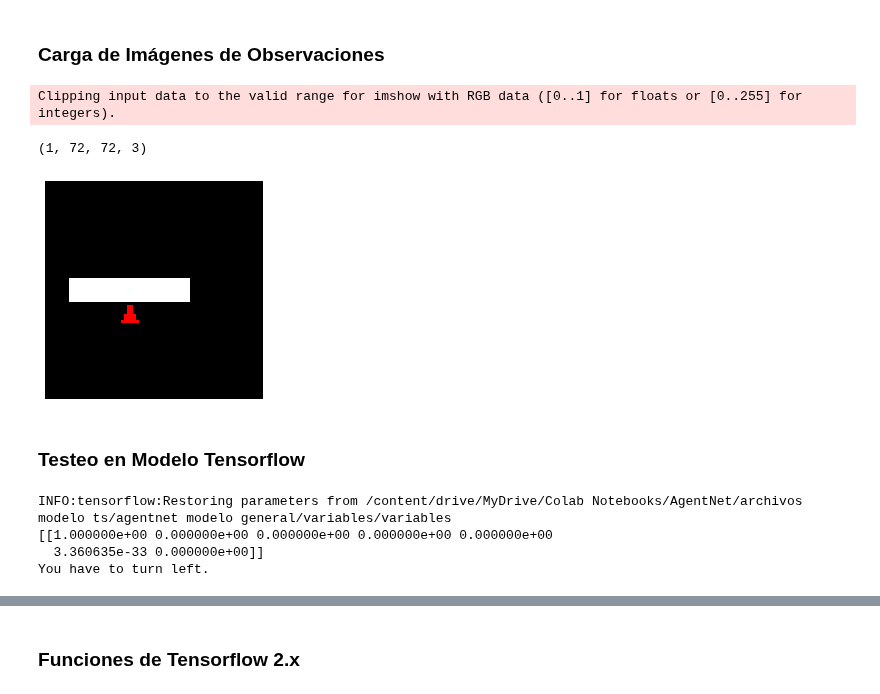
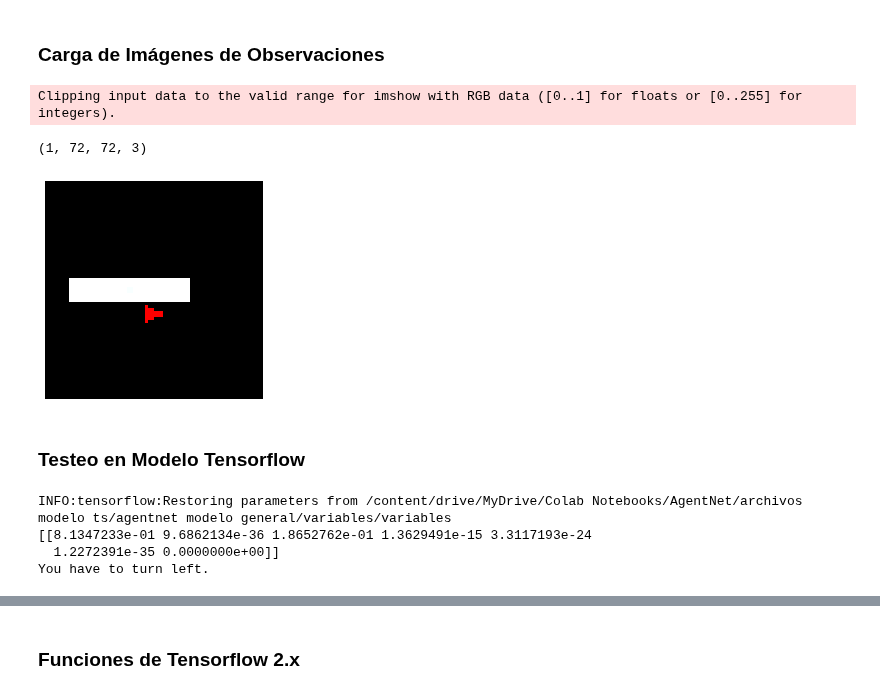
Before and after one commit to matpg/RL-Agent-for-Unreal-Engine, a Jupyter notebook: script_pruebas_tensorflow.ipynb, the cells around one changed output, grey strips where cells are left out. Drawn from its saved outputs; the diff is of its cells as text; code cells hidden in the pictures.

```diff
--- a/script_pruebas_tensorflow.ipynb
+++ b/script_pruebas_tensorflow.ipynb
@@ -124,35 +125,35 @@ print_images(image_to_plt)
   EP4:
     64 - 81
   EP5:
     82 - 99
 
 '''
 
 def obs_route(obsdnumpy_folder, number_ob):
   file = "/content/drive/MyDrive/Colab Notebooks/AgentNet/archivos de observaciones/obsnumpy"+str(obsdnumpy_folder)+"/obs_array("+str(number_ob)+").npy"
   obs = np.load(file)
   # print(obs)
   print(obs.shape)
   # np.reshape(obs, newshape=[72, 72, 3])
   obs_img = obs[0]
   return obs, obs_img
 
 n_folder = 6
 
-image_test_index = 67
+image_test_index = 69
 
 image_to_test, image_to_plt  = obs_route(n_folder, image_test_index)
 
 def print_images(image):
   #image *= 255
   plt.imshow(image)
   plt.axis('off')
 
 print_images(image_to_plt)
 # %% [output]
 Clipping input data to the valid range for imshow with RGB data ([0..1] for floats or [0..255] for integers).
 (1, 72, 72, 3)
-[figure, old version]
+[figure, new version]
 # %% [markdown]
 ### Testeo en Modelo Tensorflow
 # %%
@@ -189,8 +190,8 @@ with tf.Session(graph=tf.Graph()) as sess:
   if most_prob_action == 6 : print('Scenario done.')
 # %% [output]
 INFO:tensorflow:Restoring parameters from /content/drive/MyDrive/Colab Notebooks/AgentNet/archivos modelo ts/agentnet modelo general/variables/variables
-[[1.000000e+00 0.000000e+00 0.000000e+00 0.000000e+00 0.000000e+00
-  3.360635e-33 0.000000e+00]]
+[[8.1347233e-01 9.6862134e-36 1.8652762e-01 1.3629491e-15 3.3117193e-24
+  1.2272391e-35 0.0000000e+00]]
 You have to turn left.
 # %% [markdown]
 ![imagen.png](embedded-picture-1)
```
Also changed, not shown: parts of 1 cell of this notebook.
